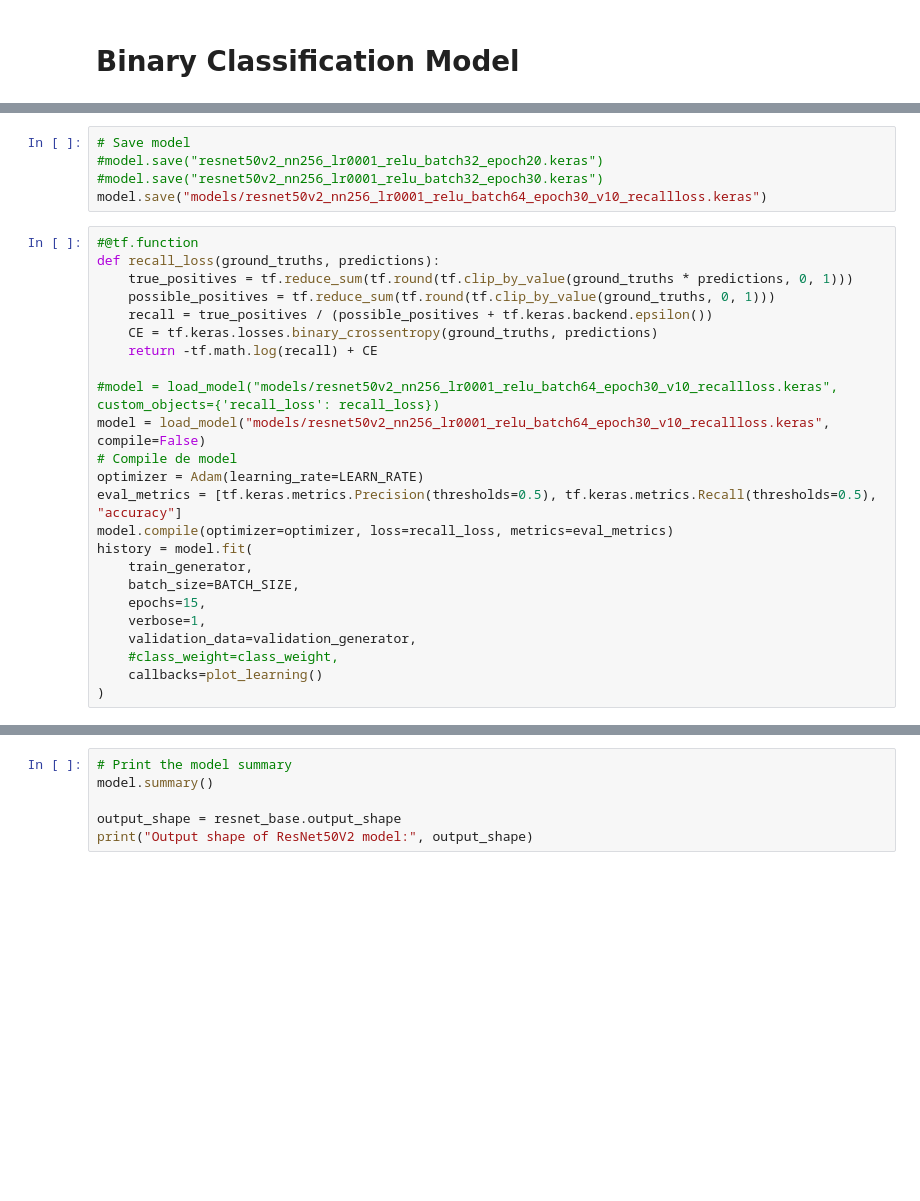
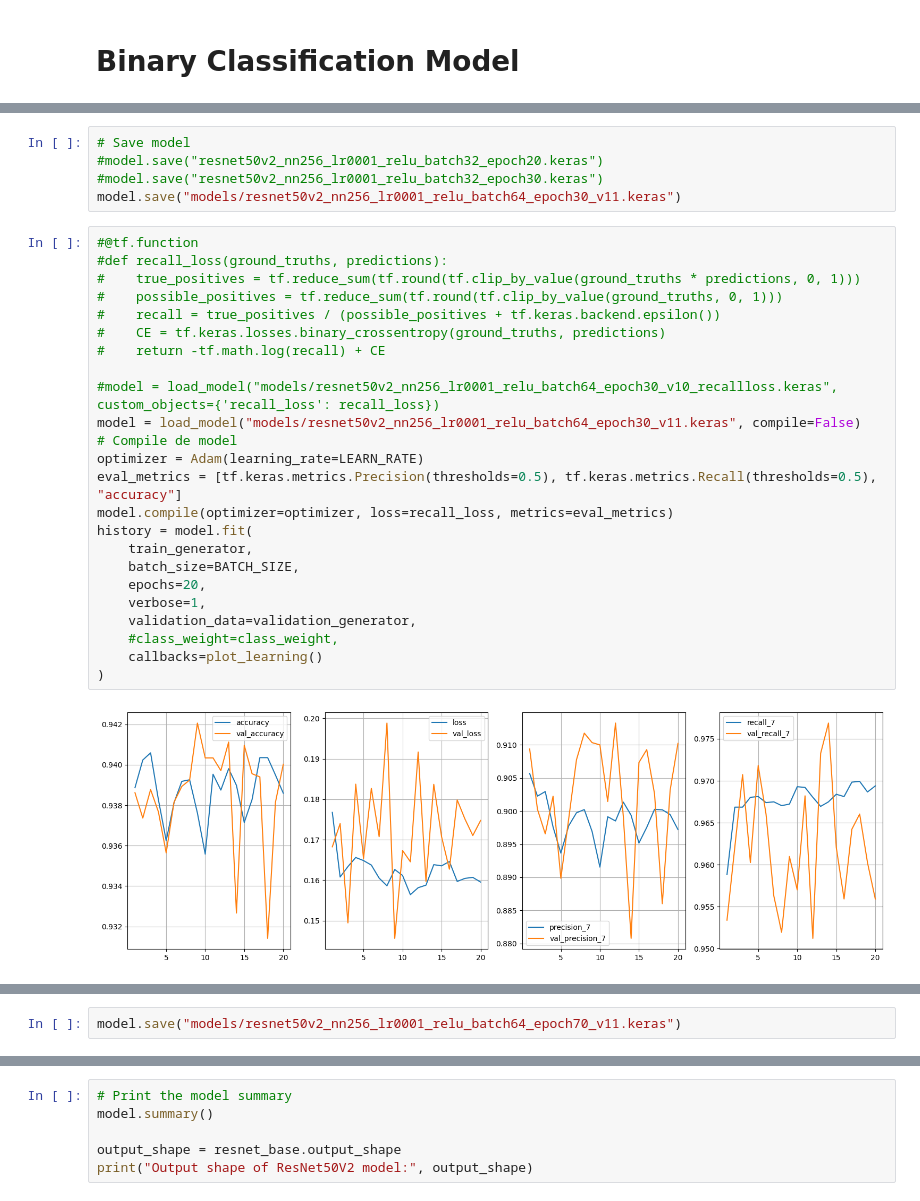
Before and after one commit to diwalsh/Medical-Imaging-Segmentation-Application, a Jupyter notebook: cnn_classification_resnet_train.ipynb, the cells around one changed output, grey strips where cells are left out. Saved outputs shown, nothing was run; the diff lists cells and outputs as text; blank space fills up the shorter version.

```diff
--- a/cnn_classification_resnet_train.ipynb
+++ b/cnn_classification_resnet_train.ipynb
@@ -300,29 +314,30 @@ history = model.fit(
 # Save model
 #model.save("resnet50v2_nn256_lr0001_relu_batch32_epoch20.keras")
 #model.save("resnet50v2_nn256_lr0001_relu_batch32_epoch30.keras")
-model.save("models/resnet50v2_nn256_lr0001_relu_batch64_epoch30_v10_recallloss.keras")
+model.save("models/resnet50v2_nn256_lr0001_relu_batch64_epoch30_v11.keras")
 # %%
 #@tf.function
-def recall_loss(ground_truths, predictions):
-    true_positives = tf.reduce_sum(tf.round(tf.clip_by_value(ground_truths * predictions, 0, 1)))
-    possible_positives = tf.reduce_sum(tf.round(tf.clip_by_value(ground_truths, 0, 1)))
-    recall = true_positives / (possible_positives + tf.keras.backend.epsilon())
-    CE = tf.keras.losses.binary_crossentropy(ground_truths, predictions)
-    return -tf.math.log(recall) + CE
+#def recall_loss(ground_truths, predictions):
+#    true_positives = tf.reduce_sum(tf.round(tf.clip_by_value(ground_truths * predictions, 0, 1)))
+#    possible_positives = tf.reduce_sum(tf.round(tf.clip_by_value(ground_truths, 0, 1)))
+#    recall = true_positives / (possible_positives + tf.keras.backend.epsilon())
+#    CE = tf.keras.losses.binary_crossentropy(ground_truths, predictions)
+#    return -tf.math.log(recall) + CE
 
 #model = load_model("models/resnet50v2_nn256_lr0001_relu_batch64_epoch30_v10_recallloss.keras", custom_objects={'recall_loss': recall_loss})
-model = load_model("models/resnet50v2_nn256_lr0001_relu_batch64_epoch30_v10_recallloss.keras", compile=False)
+model = load_model("models/resnet50v2_nn256_lr0001_relu_batch64_epoch30_v11.keras", compile=False)
 # Compile de model
 optimizer = Adam(learning_rate=LEARN_RATE)
 eval_metrics = [tf.keras.metrics.Precision(thresholds=0.5), tf.keras.metrics.Recall(thresholds=0.5), "accuracy"]
 model.compile(optimizer=optimizer, loss=recall_loss, metrics=eval_metrics)
 history = model.fit(
     train_generator,
     batch_size=BATCH_SIZE,
-    epochs=15,
+    epochs=20,
     verbose=1,
     validation_data=validation_generator,
     #class_weight=class_weight,
     callbacks=plot_learning()
 )
 # %% [output]
+[figure, added]
@@ -330,0 +345,2 @@ Epoch 1/15
+# %%
+model.save("models/resnet50v2_nn256_lr0001_relu_batch64_epoch70_v11.keras")
```
Also changed, not shown: parts of 5 cells of this notebook, 5 other files.
